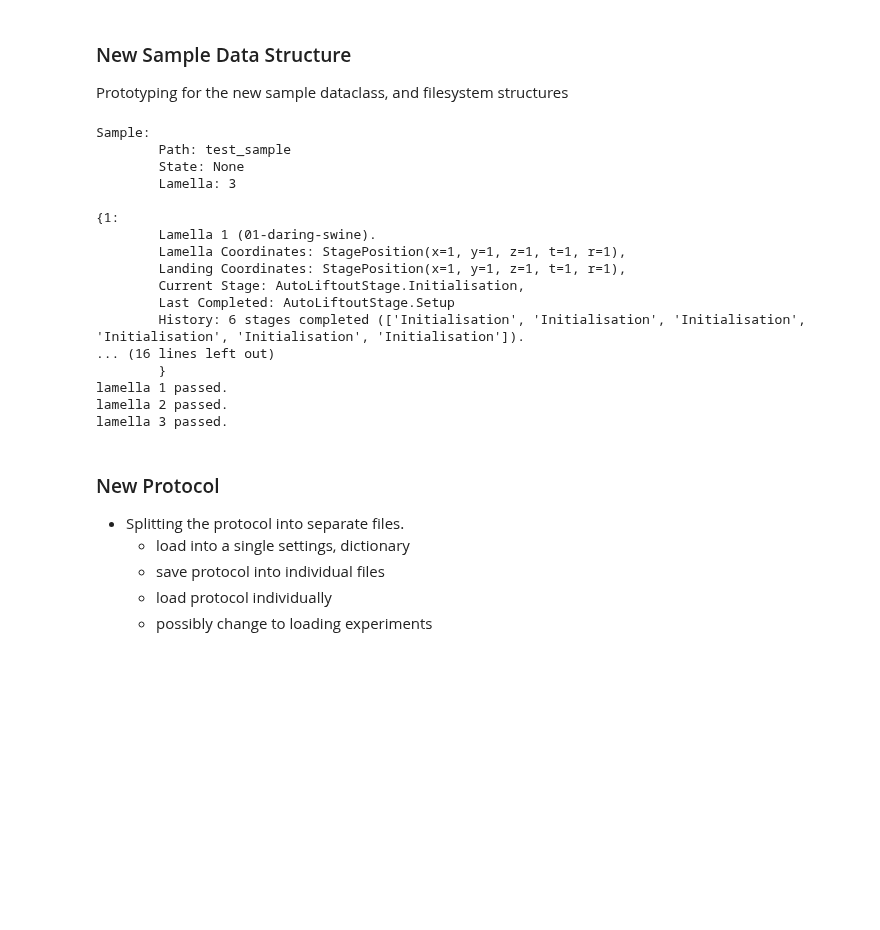
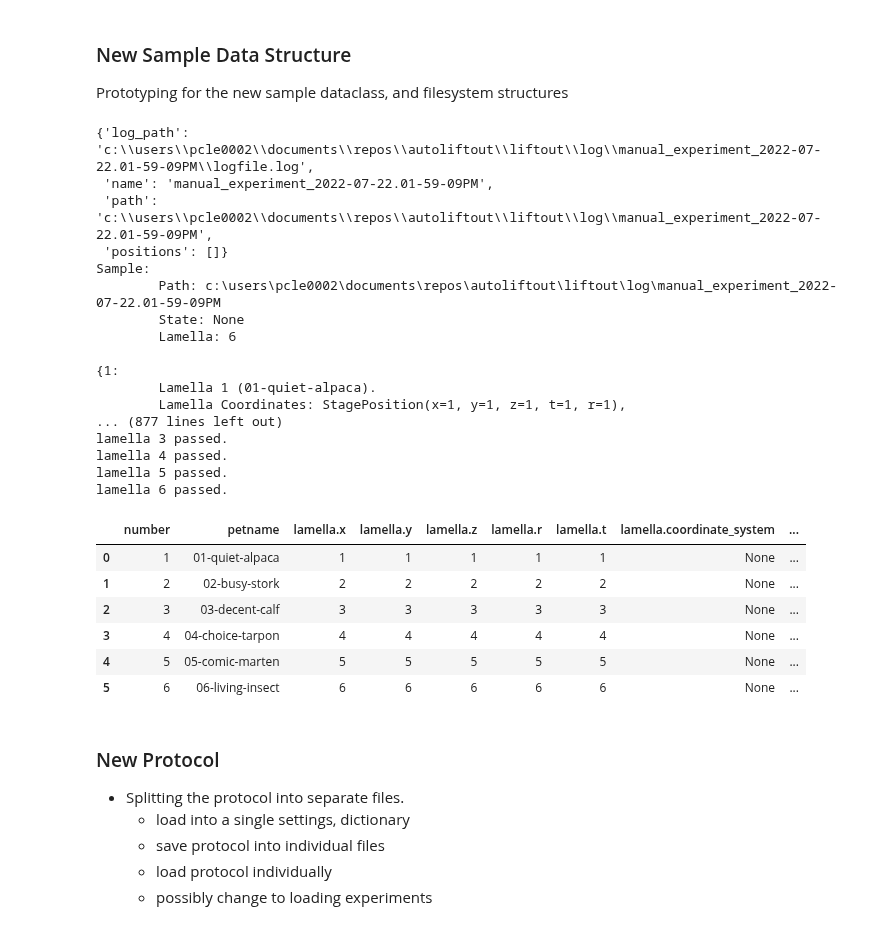
Before and after one commit to Phaips/autoliftout, a Jupyter notebook: liftout/tools/auto/notebook.ipynb, the cells around one changed output. Saved outputs shown, nothing was run; the diff lists cells and outputs as text; code cells hidden in the pictures; blank space fills up the shorter version.

```diff
--- a/liftout/tools/auto/notebook.ipynb
+++ b/liftout/tools/auto/notebook.ipynb
@@ -17,17 +20,20 @@ import random
 import os
 from pprint import pprint
 
-from liftout.fibsem.sample import create_experiment, load_experiment, get_current_lamella
+from liftout.fibsem.sample import create_experiment, load_experiment
 from pathlib import Path
 
-sample_path = "test_sample"
+sample_path = "manual_experiment"
 sample = create_experiment(sample_path)
 
-for i in range(1, random.randint(3, 5)):
+for i in range(1, random.randint(6, 8)):
 
     lamella = Lamella(path=sample.path, number=i)
     lamella.lamella_coordinates = StagePosition(i, i, i, i, i)
     lamella.landing_coordinates = StagePosition(i, i, i, i, i)
+
+    import random
+    lamella.current_state.stage   = random.choice([stage for stage in AutoLiftoutStage])
 
     for j in range(random.randint(1, 6)):
         lamella.history.append(lamella.current_state)
@@ -42,7 +48,7 @@ pprint(sample.positions)
 sample.save()
 
 # load from file
-sample2 = load_experiment(sample_path)
+sample2 = load_experiment(sample.path)
 
 # validation
 assert sample.path == sample2.path
@@ -57,31 +63,44 @@ for i in sample.positions:
     print(f"lamella {i} passed.")
 
 
-# manipulations
-current_no = 1
-current_lamella = get_current_lamella(sample, current_no)
 
 # updates to dictionarys follow reference, not sure about others
 
 # sample.save()
 # %% [output]
+{'log_path': 'c:\\users\\pcle0002\\documents\\repos\\autoliftout\\liftout\\log\\manual_experiment_2022-07-22.01-59-09PM\\logfile.log',
+ 'name': 'manual_experiment_2022-07-22.01-59-09PM',
+ 'path': 'c:\\users\\pcle0002\\documents\\repos\\autoliftout\\liftout\\log\\manual_experiment_2022-07-22.01-59-09PM',
+ 'positions': []}
 Sample:
-        Path: test_sample
+        Path: c:\users\pcle0002\documents\repos\autoliftout\liftout\log\manual_experiment_2022-07-22.01-59-09PM
         State: None
-        Lamella: 3
+        Lamella: 6
 
 {1:
-        Lamella 1 (01-daring-swine).
+        Lamella 1 (01-quiet-alpaca).
         Lamella Coordinates: StagePosition(x=1, y=1, z=1, t=1, r=1),
-        Landing Coordinates: StagePosition(x=1, y=1, z=1, t=1, r=1),
-        Current Stage: AutoLiftoutStage.Initialisation,
-        Last Completed: AutoLiftoutStage.Setup
-        History: 6 stages completed (['Initialisation', 'Initialisation', 'Initialisation', 'Initialisation', 'Initialisation', 'Initialisation']).
-... (16 lines left out)
-        }
-lamella 1 passed.
-lamella 2 passed.
+... (877 lines left out)
 lamella 3 passed.
+lamella 4 passed.
+lamella 5 passed.
+lamella 6 passed.
+# %%
+import pandas as pd
+
+
+
+df = sample_to_dataframe(sample)
+
+display(df)
+# %% [output]
+|  | number | petname | lamella.x | lamella.y | lamella.z | lamella.r | lamella.t | lamella.coordinate_system | ... |
+| 0 | 1 | 01-quiet-alpaca | 1 | 1 | 1 | 1 | 1 | None | ... |
+| 1 | 2 | 02-busy-stork | 2 | 2 | 2 | 2 | 2 | None | ... |
+| 2 | 3 | 03-decent-calf | 3 | 3 | 3 | 3 | 3 | None | ... |
+| 3 | 4 | 04-choice-tarpon | 4 | 4 | 4 | 4 | 4 | None | ... |
+| 4 | 5 | 05-comic-marten | 5 | 5 | 5 | 5 | 5 | None | ... |
+| 5 | 6 | 06-living-insect | 6 | 6 | 6 | 6 | 6 | None | ... |
 # %% [markdown]
 ### New Protocol
 - Splitting the protocol into separate files.
```
Also changed, not shown: parts of 3 cells of this notebook, 11 other files.
